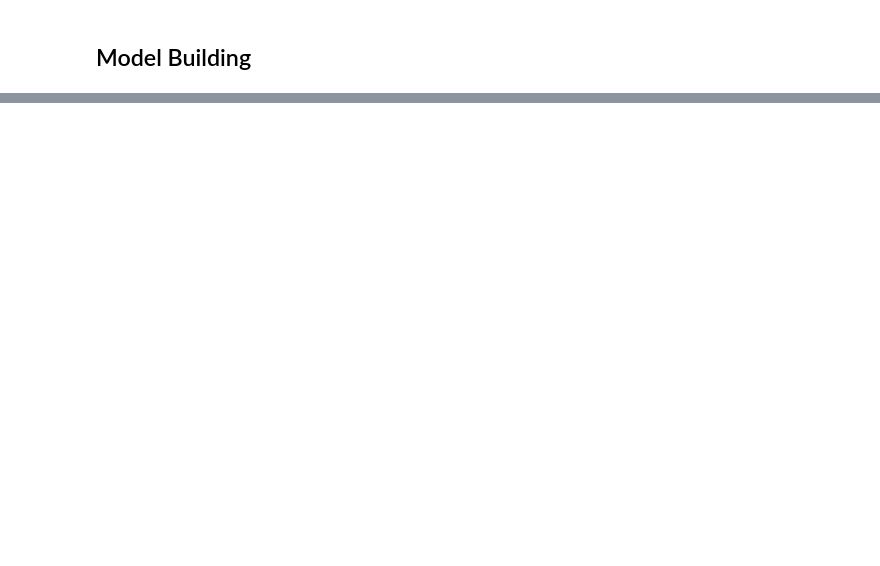
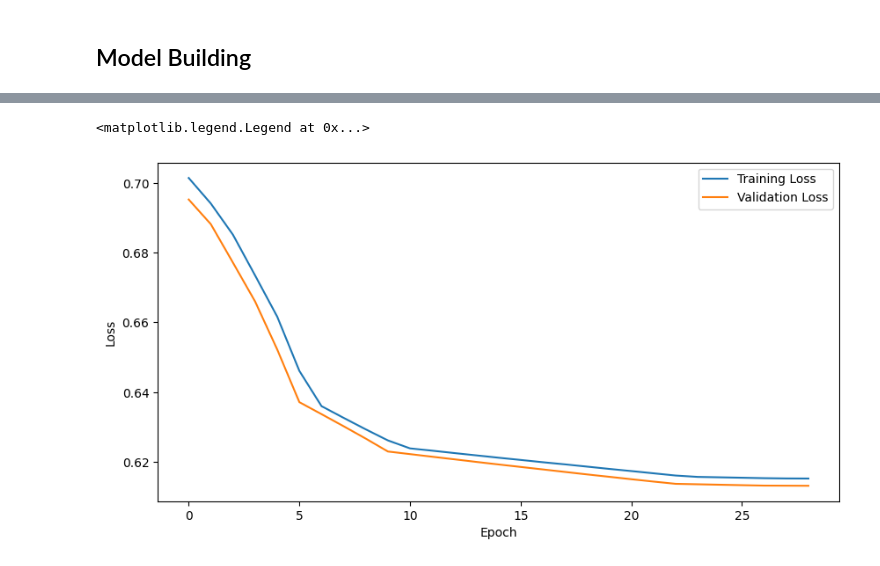
Before and after one commit to abhich98/MachineLearning, a Jupyter notebook: kaggle_titanic_competation_pytorch.ipynb, the cells around one changed output, grey strips where cells are left out. Saved outputs shown, nothing was run; the diff lists cells and outputs as text; code cells hidden in the pictures; blank space fills up the shorter version.

```diff
--- a/kaggle_titanic_competation_pytorch.ipynb
+++ b/kaggle_titanic_competation_pytorch.ipynb
@@ -150,3 +173,11 @@ Name: count, dtype: int64
+# %%
+deck_values = ["A", "B", "C", "D", "E", "F"] # because G and T have very few values, and to maintain consistency with test set.
+
+def get_cabin_char_valid(cabin_val):
+    cabin_char = get_cabin_char(cabin_val)
+    if cabin_char in deck_values:
+        return cabin_char
+    return np.nan
 # %% [markdown]
 ## Data Preprocessing
 # %%
@@ -225,0 +276,11 @@ X_train_other.head()
+# %%
+# Normalize numeric features
+numeric_features = ['Age', 'Fare', 'CabinNum', 'SibSp', 'Parch']
+scaler = StandardScaler()
+
+# Fit scaler on training data only (to avoid data leakage)
+X_train_other[numeric_features] = scaler.fit_transform(X_train_other[numeric_features])
+X_test_other[numeric_features] = scaler.transform(X_test_other[numeric_features])
+
+print("\nFeature statistics after normalization:")
+print(X_train_other[numeric_features].describe())
@@ -272,0 +398,13 @@ torch.isnan(X_train_train_name).sum(), torch.isnan(X_train_train_other).sum(), t
+# %%
+# Intialize model, loss function, and optimizer
+model_other = TitanicSurvivalModelOther(X_train_other.shape[1], dropout_rate=0.0).to(device)
+criterion = nn.BCEWithLogitsLoss(reduction='sum')
+optimizer = optim.Adam(model_other.parameters(), lr=0.001)
+early_stopping = EarlyStopping(patience=10, min_delta=0.001)
+scheduler = optim.lr_scheduler.ReduceLROnPlateau(
+    optimizer, mode='max', factor=0.2, patience=3
+)
+
+print(f"Model initialized with:")
+print(f"\nModel architecture:\n{model_other}")
+print("# model parameters: ", sum([p.numel() for p in model_other.parameters()]))
@@ -272,0 +506,10 @@ torch.isnan(X_train_train_name).sum(), torch.isnan(X_train_train_other).sum(), t
+# %%
+plt.figure(figsize=(10, 5))
+plt.plot(training_losses, label='Training Loss')
+plt.plot(validation_losses, label='Validation Loss')
+plt.xlabel('Epoch')
+plt.ylabel('Loss')
+plt.legend()
+# %% [output]
+<matplotlib.legend.Legend at 0x...>
+[figure, added]
```
Also changed, not shown: parts of 28 cells of this notebook.
